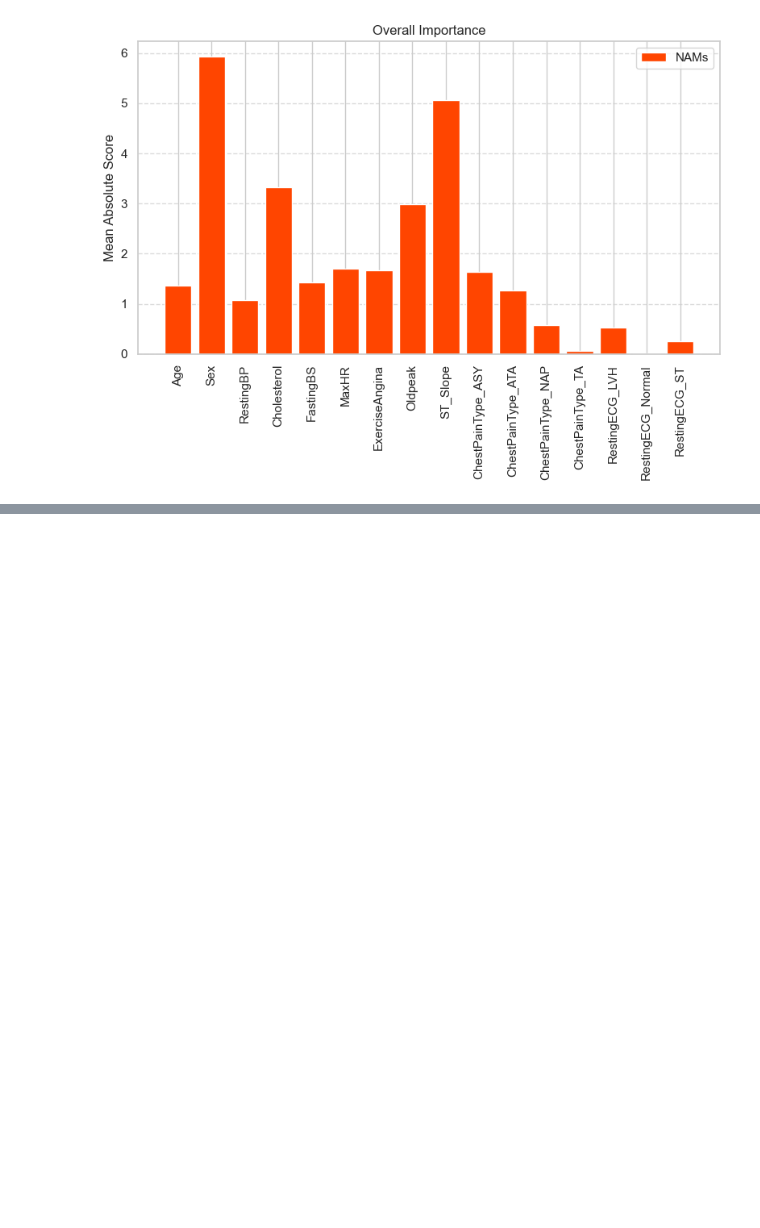
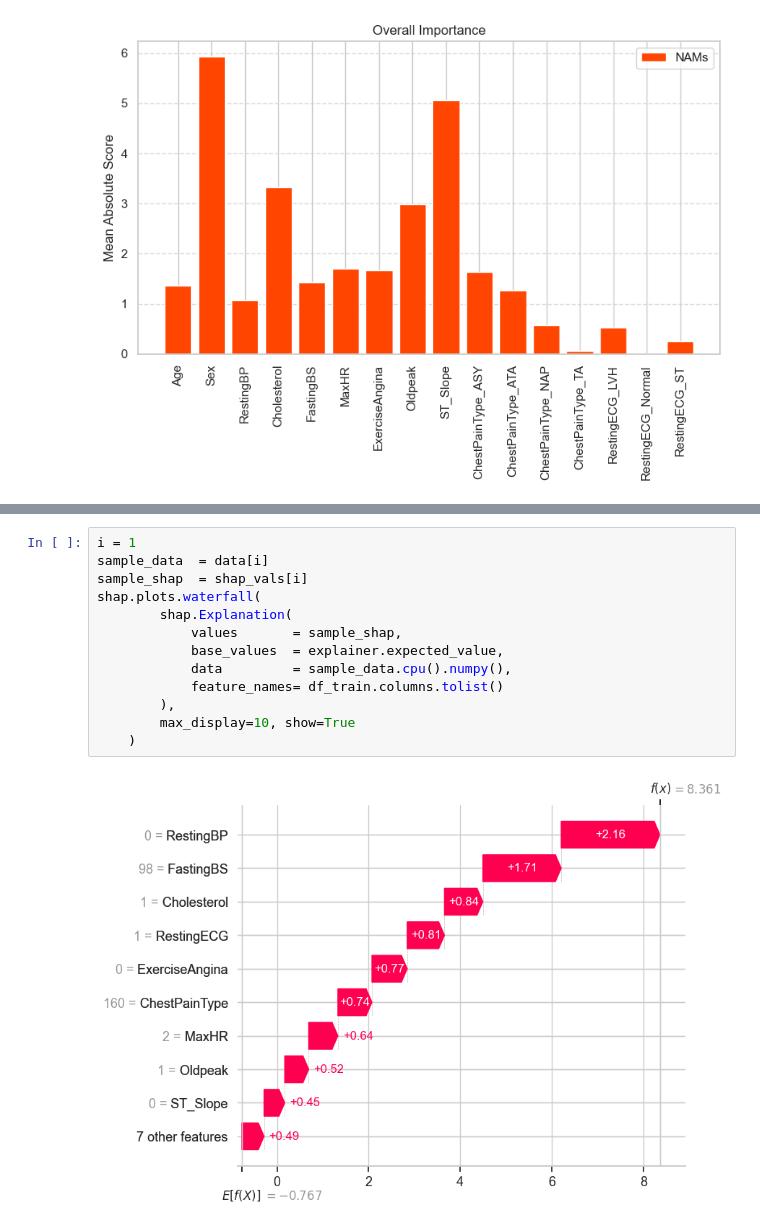
Before and after one commit to AKButani/ML4H_Project2, a Jupyter notebook: heart_failure/part1_combined.ipynb, the cells around one changed output, grey strips where cells are left out. Drawn from its saved outputs; the diff is of its cells as text; blank space fills up the shorter version.

```diff
--- a/heart_failure/part1_combined.ipynb
+++ b/heart_failure/part1_combined.ipynb
@@ -488,0 +675,15 @@ plot_feature_importance(trained_model, X_train_scaled, X_train.columns.tolist())
+# %%
+i = 1
+sample_data  = data[i]
+sample_shap  = shap_vals[i]
+shap.plots.waterfall(
+        shap.Explanation(
+            values       = sample_shap,
+            base_values  = explainer.expected_value,
+            data         = sample_data.cpu().numpy(),
+            feature_names= df_train.columns.tolist()
+        ),
+        max_display=10, show=True
+    )
+# %% [output]
+[figure, added]
```
Also changed, not shown: parts of 17 cells of this notebook.
